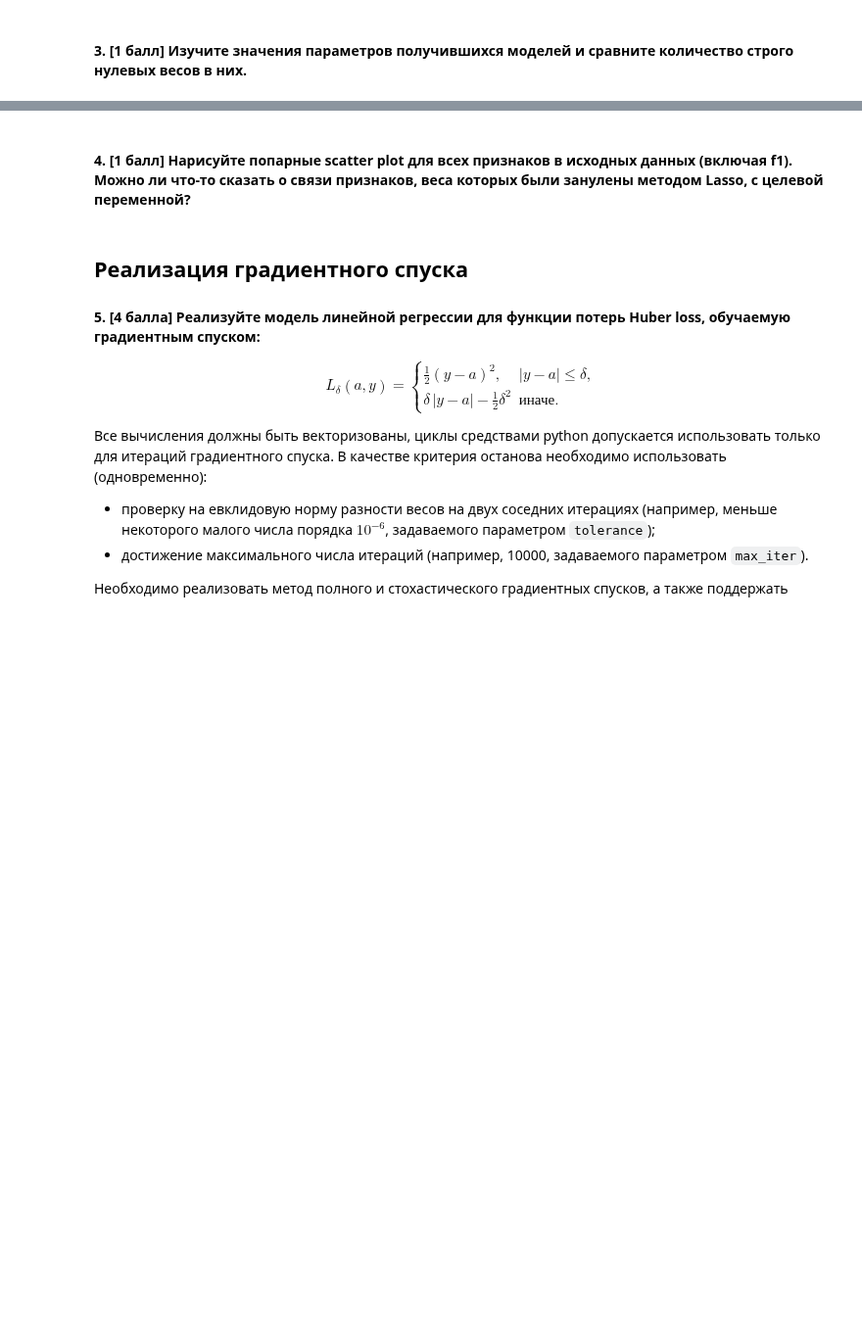
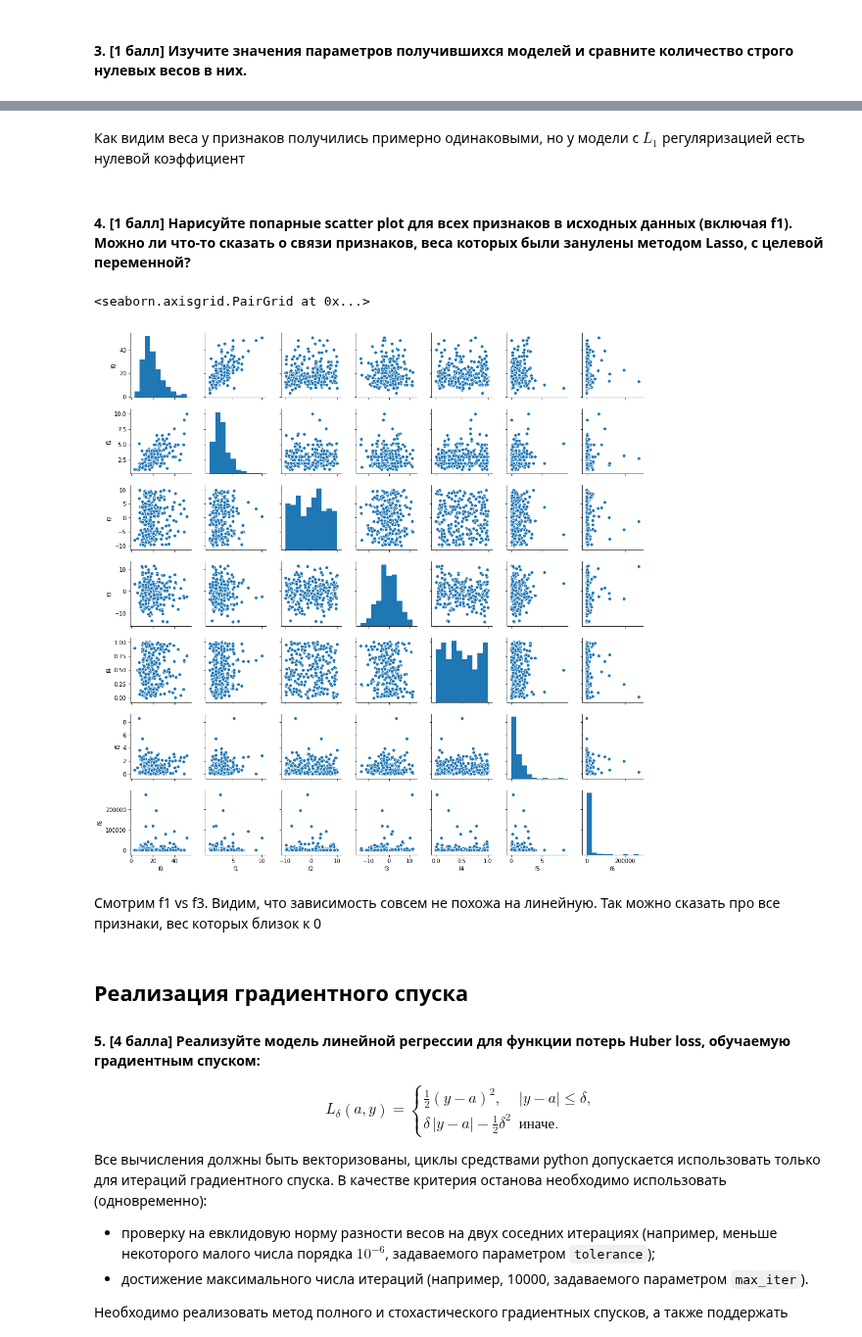
Before and after one commit to Mikhail-off/ML2018, a Jupyter notebook: HW3/homework-practice-03.ipynb, the cells around one changed output, grey strips where cells are left out. Shown at 98% size. Cells and saved outputs as stored; diff of their text form; code cells hidden in the pictures; blank space fills up the shorter version.

```diff
--- a/HW3/homework-practice-03.ipynb
+++ b/HW3/homework-practice-03.ipynb
@@ -69,2 +100,4 @@ df=pd.read_csv('./data/homework-practice-03-data.csv')
+# %% [markdown]
+Как видим веса у признаков получились примерно одинаковыми, но у модели с $L_1$ регуляризацией есть нулевой коэффициент
 # %% [markdown]
 #### 4. [1 балл] Нарисуйте попарные scatter plot для всех признаков в исходных данных (включая f1). Можно ли что-то сказать о связи признаков, веса которых были занулены методом Lasso, с целевой переменной?
@@ -73,3 +108,10 @@ df=pd.read_csv('./data/homework-practice-03-data.csv')
+# %%
+sns.pairplot(df, height=2)
+# %% [output]
+<seaborn.axisgrid.PairGrid at 0x...>
+[figure, added]
+# %% [markdown]
+Смотрим f1 vs f3. Видим, что зависимость совсем не похожа на линейную. Так можно сказать про все признаки, вес которых близок к 0
 # %% [markdown]
 ## Реализация градиентного спуска
 
```
Also changed, not shown: parts of 16 cells of this notebook, 1 other file.
